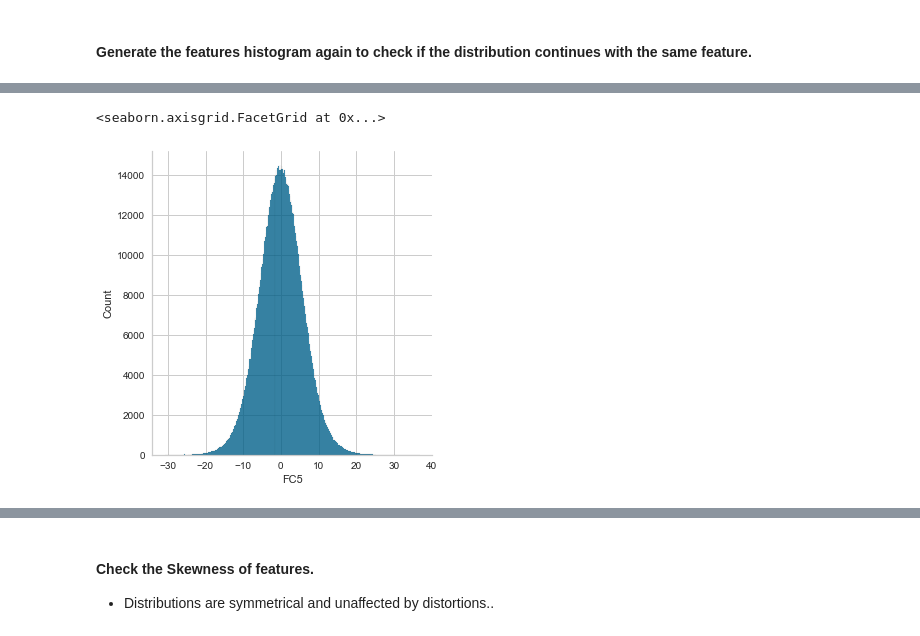
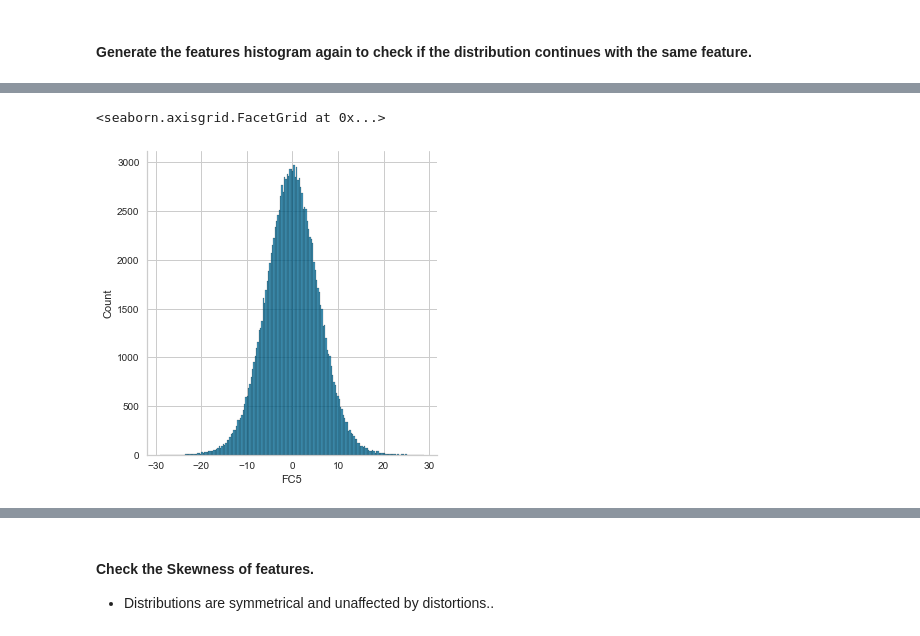
Before and after one commit to rodrigoalexandre/sam-stress-multilayerperceptron-sklearn, a Jupyter notebook: source/preprocess-sam-dataset-under.ipynb, the cells around one changed output, grey strips where cells are left out. Saved outputs shown, nothing was run; the diff lists cells and outputs as text; code cells hidden in the pictures.

```diff
--- a/source/preprocess-sam-dataset-under.ipynb
+++ b/source/preprocess-sam-dataset-under.ipynb
@@ -538,6 +537,6 @@ sns.displot(dropped_df['FC1'])
 # %%
-sns.displot(dropped_df['FC5'])
+sns.displot(new_df['FC5'])
 # %% [output]
 <seaborn.axisgrid.FacetGrid at 0x...>
-[figure, old version]
+[figure, new version]
 # %%
```
Also changed, not shown: parts of 21 cells of this notebook.
